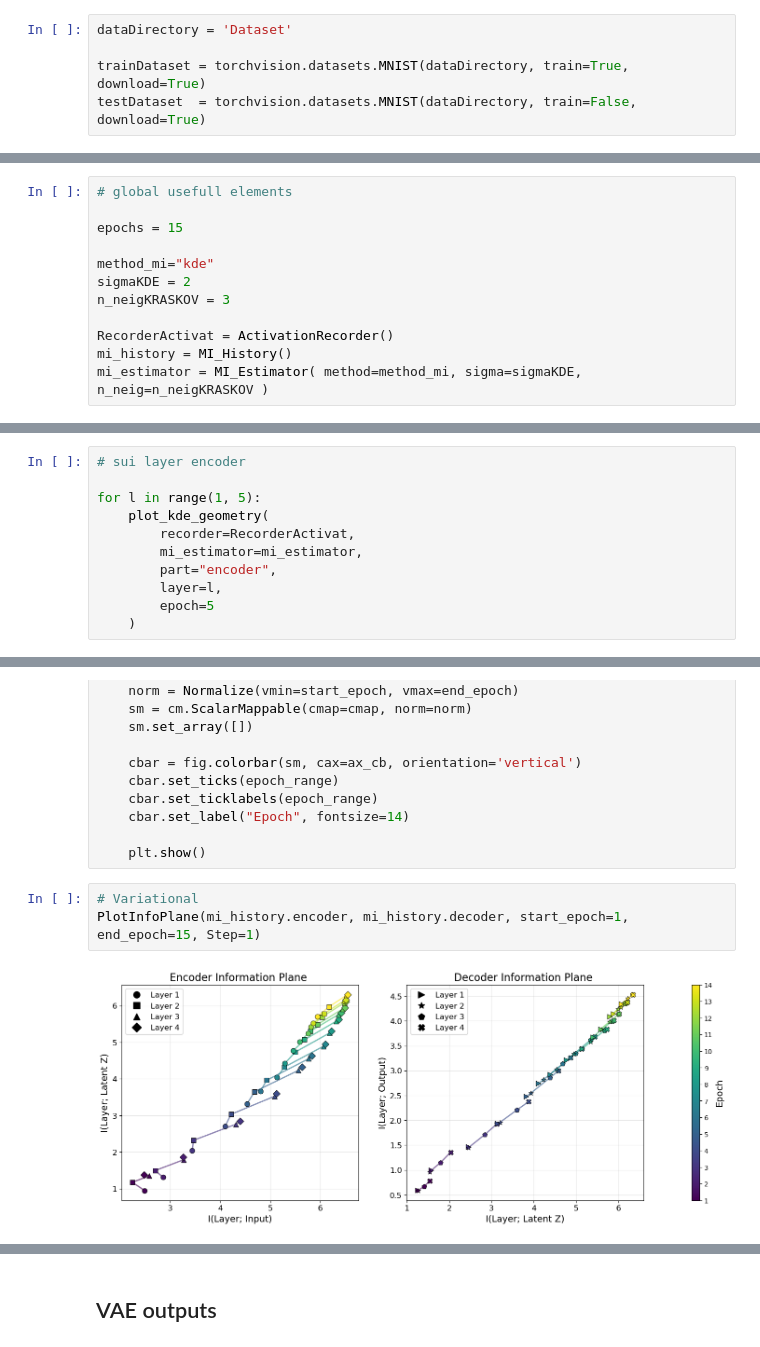
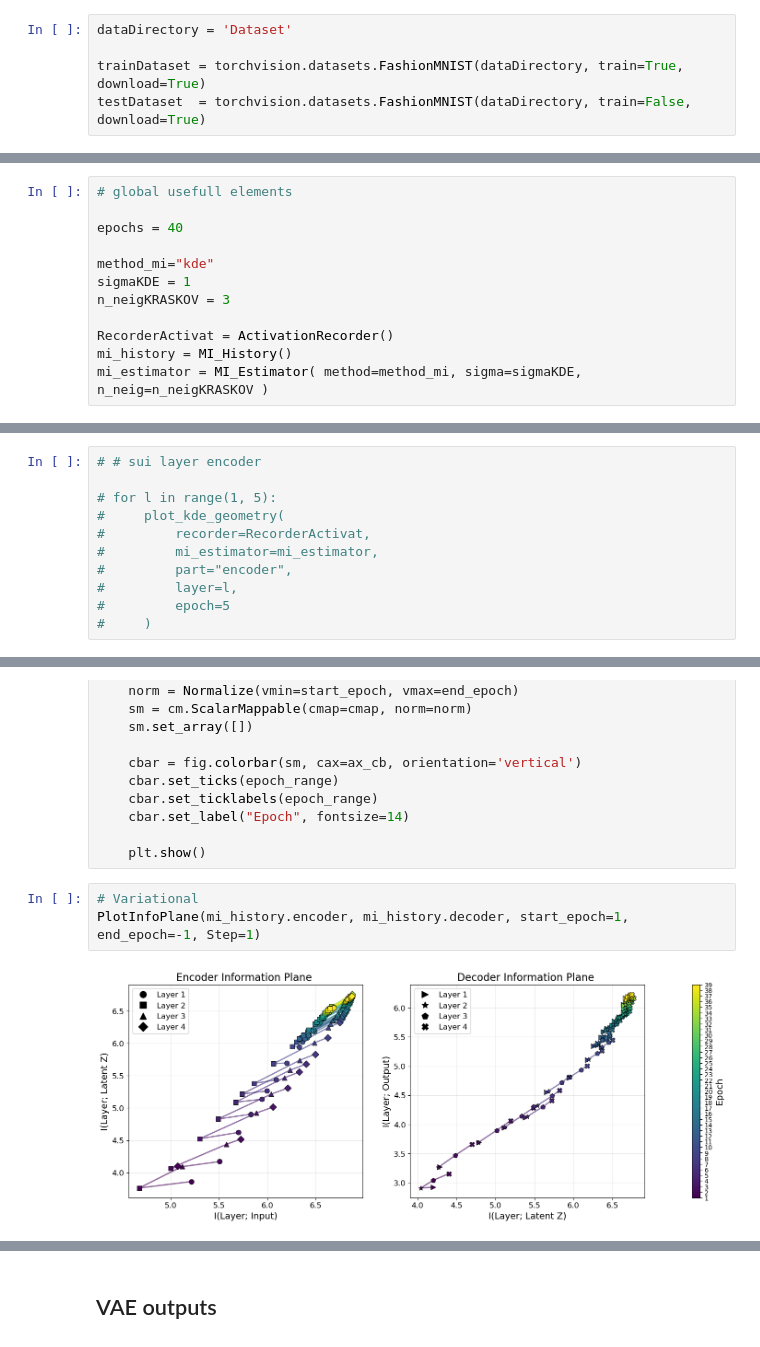
Before and after one commit to FrancescoLR02/InformationTheoryProject, a Jupyter notebook: main.ipynb, the cells around one changed output, grey strips where cells are left out. Drawn from its saved outputs; the diff is of its cells as text.

```diff
--- a/main.ipynb
+++ b/main.ipynb
@@ -305,8 +353,8 @@ Selected device: cuda
 # %%
 dataDirectory = 'Dataset'
 
-trainDataset = torchvision.datasets.MNIST(dataDirectory, train=True, download=True)
-testDataset  = torchvision.datasets.MNIST(dataDirectory, train=False, download=True)
+trainDataset = torchvision.datasets.FashionMNIST(dataDirectory, train=True, download=True)
+testDataset  = torchvision.datasets.FashionMNIST(dataDirectory, train=False, download=True)
 # %%
 len(trainDataset)
 # %% [output]
@@ -393,10 +441,10 @@ loss_fn = torch.nn.MSELoss()
 # %%
 # global usefull elements
 
-epochs = 15
+epochs = 40
 
 method_mi="kde"
-sigmaKDE = 2
+sigmaKDE = 1
 n_neigKRASKOV = 3
 
 RecorderActivat = ActivationRecorder()
@@ -723,13 +704,13 @@ plot_kde_geometry(
 # %% [markdown]
 ### ----------    Cicli ignoranti per vedere un po' la situazione ----------
 # %%
-# sui layer encoder
+# # sui layer encoder
 
-for l in range(1, 5):
-    plot_kde_geometry(
-        recorder=RecorderActivat,
-        mi_estimator=mi_estimator,
-        part="encoder",
-        layer=l,
-        epoch=5
-    )
+# for l in range(1, 5):
+#     plot_kde_geometry(
+#         recorder=RecorderActivat,
+#         mi_estimator=mi_estimator,
+#         part="encoder",
+#         layer=l,
+#         epoch=5
+#     )
@@ -881,9 +843,9 @@ def PlotInfoPlane(mi_history_encoder, mi_history_decoder, title_suffix="", start
     plt.show()
 # %%
 # Variational
-PlotInfoPlane(mi_history.encoder, mi_history.decoder, start_epoch=1, end_epoch=15, Step=1)
+PlotInfoPlane(mi_history.encoder, mi_history.decoder, start_epoch=1, end_epoch=-1, Step=1)
 # %% [output]
-[figure, old version]
+[figure, new version]
 # %%
 # Variational
 PlotInfoPlane(mi_history.encoder, mi_history.decoder, start_epoch=6, end_epoch=15, Step=1)
```
Also changed, not shown: parts of 26 cells of this notebook, 10 other files.
